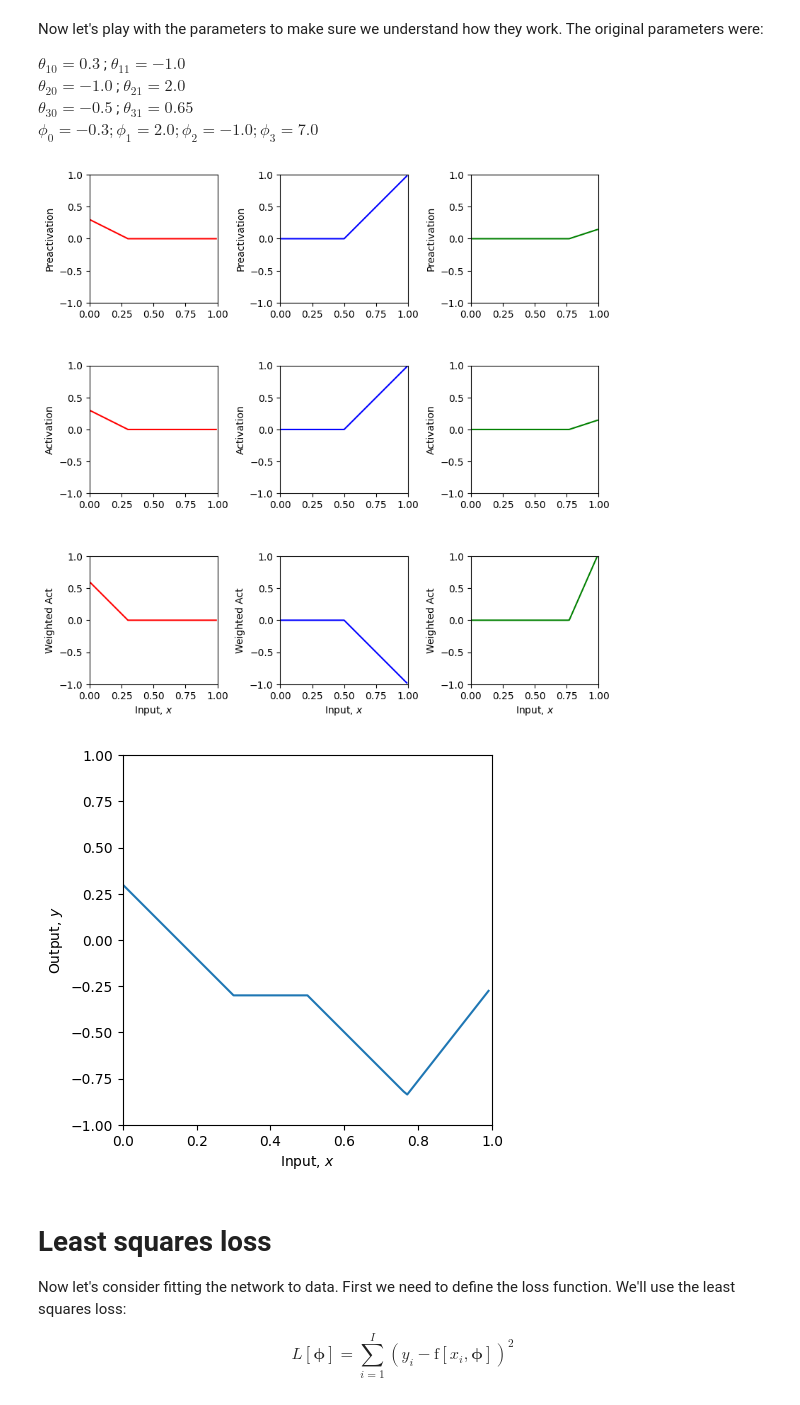
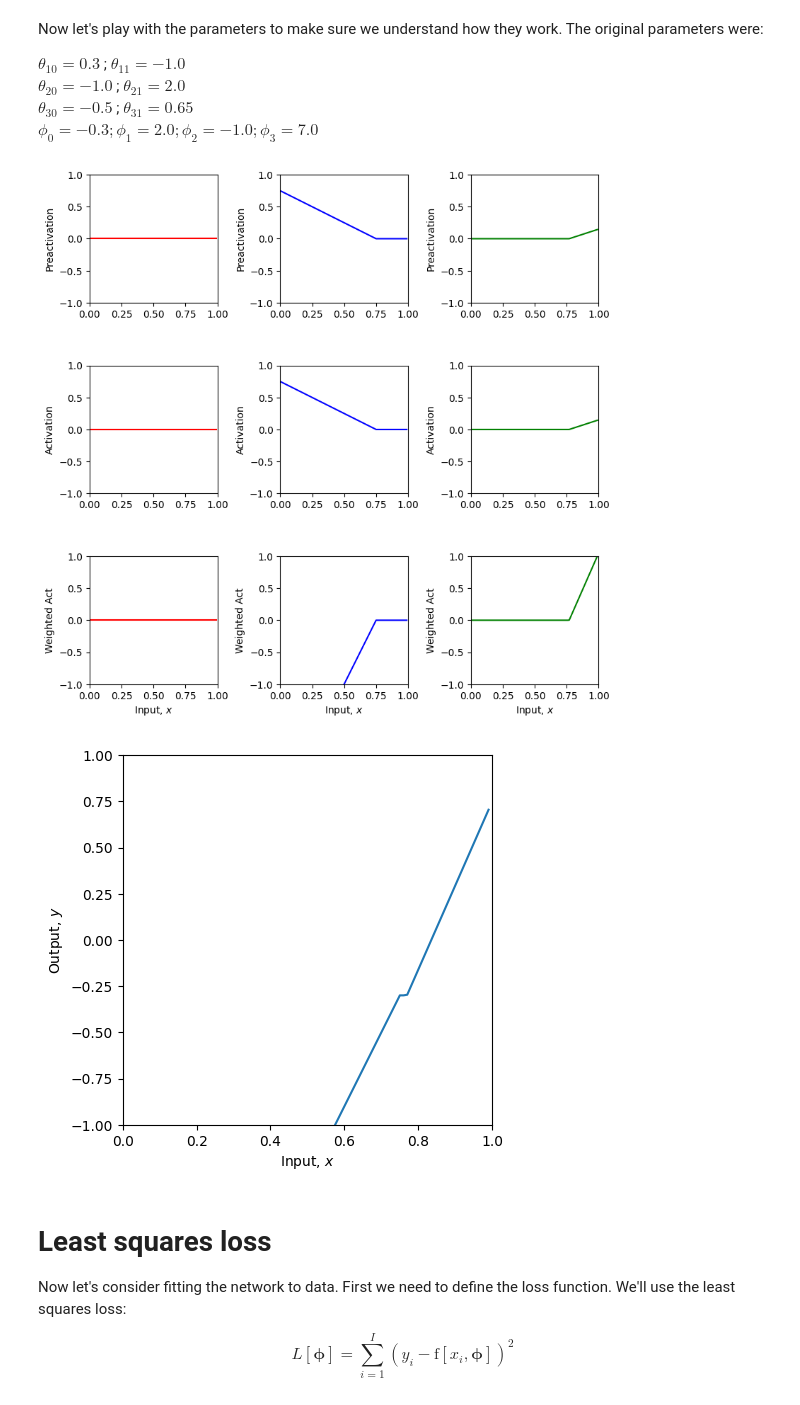
Before and after one commit to Rustydinoco/ML_Learning, a Jupyter notebook: Notebooks/Chap03/3_1_Shallow_Networks_I.ipynb, the cells around one changed output. Cells and saved outputs as stored; diff of their text form; code cells hidden in the pictures.

```diff
--- a/Notebooks/Chap03/3_1_Shallow_Networks_I.ipynb
+++ b/Notebooks/Chap03/3_1_Shallow_Networks_I.ipynb
@@ -137,41 +137,48 @@ $\phi_0 = -0.3; \phi_1 = 2.0; \phi_2 = -1.0; \phi_3 = 7.0$
 # %%
 # TODO
 # 1. Predict what effect changing phi_0 will have on the network.
-
+  # the curve will slide up or down without changing the shape of the curve
 # 2. Predict what effect multiplying phi_1, phi_2, phi_3 by 0.5 would have.  Check if you are correct
-
+  # reduce the contribution of the hidden units to the outputs (the shape of the curve become more)
 # 3. Predict what effect multiplying phi_1 by -1 will have.  Check if you are correct.
-
+  # make the first neuron (line) become upside down
 # 4. Predict what effect setting theta_20 to -1.2 will have.  Check if you are correct.
-
+  # makes the second neuron's preactivation smaller
 # 5. Change the parameters so that there are only two "joints" (including outside the range of the plot)
 # There are actually three ways to do this. See if you can figure them all out
 
+#theta_10 =  0.3 ; theta_11 = -1.0
+#theta_20 = -1.0  ; theta_21 = -1.0
+#theta_30 = -0.5  ; theta_31 = 0.65
+#phi_0 = -0.3; phi_1 = 2.0; phi_2 = -1.0; phi_3 = 0.0
+
 # 6. With the original parameters, the second line segment is flat (i.e. has slope zero)
 # How could you change theta_10 so that all of the segments have non-zero slopes
-
+  # Mkes the theta_10 negative (makes the neuron active faster)
 # 7. What do you predict would happen if you multiply theta_20 and theta21 by 0.5, and phi_2 by 2.0?
 # Check if you are correct.
+  #the parameter only has 2 joints,neuron 2 preactivation become more slower, neuron 2 contribution to the outputs become more strong
 
 # 8. What do you predict would happen if you multiply theta_20 and theta21 by -0.5, and phi_2 by -2.0?
 # Check if you are correct.
+  #The input contributioin to the output is reversing and negative
 
-theta_10 =  0.3 ; theta_11 = -1.0
-theta_20 = -1.0  ; theta_21 = 2.0
+theta_10 =  -1.0 ; theta_11 = -1.0
+theta_20 = 0.75  ; theta_21 = -1.0
 theta_30 = -0.5  ; theta_31 = 0.65
-phi_0 = -0.3; phi_1 = 2.0; phi_2 = -1.0; phi_3 = 7.0
+phi_0 = -0.3; phi_1 = -1.0; phi_2 = -4.0; phi_3 = 7.0
 
 # Define a range of input values
 x = np.arange(0,1,0.01)
 
 # We run the neural network for each of these input values
 y, pre_1, pre_2, pre_3, act_1, act_2, act_3, w_act_1, w_act_2, w_act_3 = \
     shallow_1_1_3(x, ReLU, phi_0,phi_1,phi_2,phi_3, theta_10, theta_11, theta_20, theta_21, theta_30, theta_31)
 # And then plot it
 plot_neural(x, y, pre_1, pre_2, pre_3, act_1, act_2, act_3, w_act_1, w_act_2, w_act_3, plot_all=True)
 # %% [output]
-[figure, old version]
+[figure, new version]
-[figure, old version]
+[figure, new version]
 # %% [markdown]
 # Least squares loss
 
```
Also changed, not shown: parts of 2 cells of this notebook.
